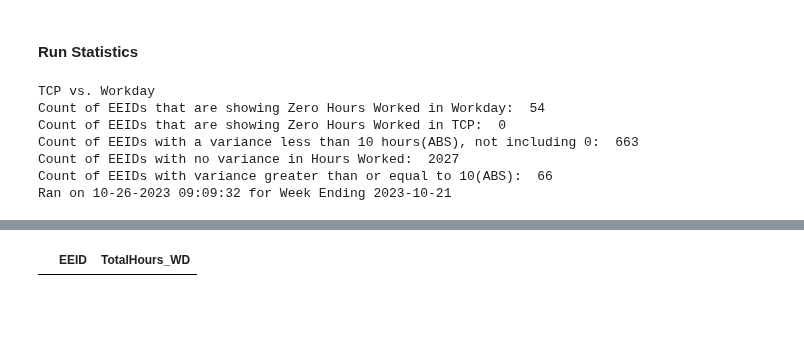
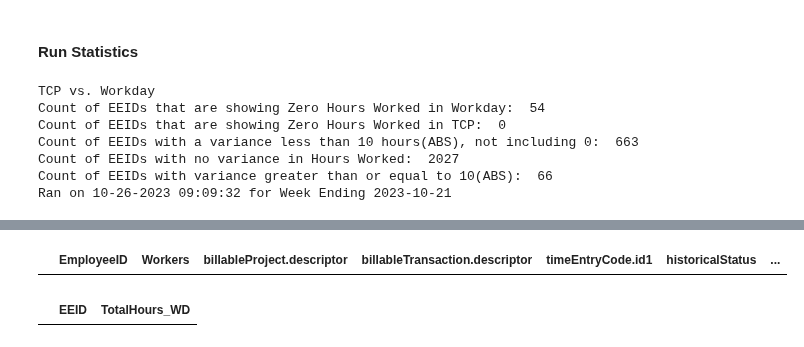
Before and after one commit to jbeachyMoss/LaborHours_Compare, a Jupyter notebook: DataValidation.ipynb, the cells around one changed output, grey strips where cells are left out. Drawn from its saved outputs; the diff is of its cells as text; code cells hidden in the pictures; blank space fills up the shorter version.

```diff
--- a/DataValidation.ipynb
+++ b/DataValidation.ipynb
@@ -293,2 +302,6 @@ wd_pr_df_dev.loc[wd_pr_df_dev['Workers'].str.contains('20761') , ['EmployeeID' ,
+# %%
+wd_pr_df.loc[wd_pr_df['Workers'].str.contains('14527') , ['EmployeeID' , 'Workers', 'billableProject.descriptor' , 'billableTransaction.descriptor' , 'timeEntryCode.id1' , 'historicalStatus' , 'isDeleted']]
+# %% [output]
+|  | EmployeeID | Workers | billableProject.descriptor | billableTransaction.descriptor | timeEntryCode.id1 | historicalStatus | ... |
 # %%
 #Look up above EEID in final Workday DF, why is he not incldued?
```
Also changed, not shown: parts of 2 cells of this notebook.
